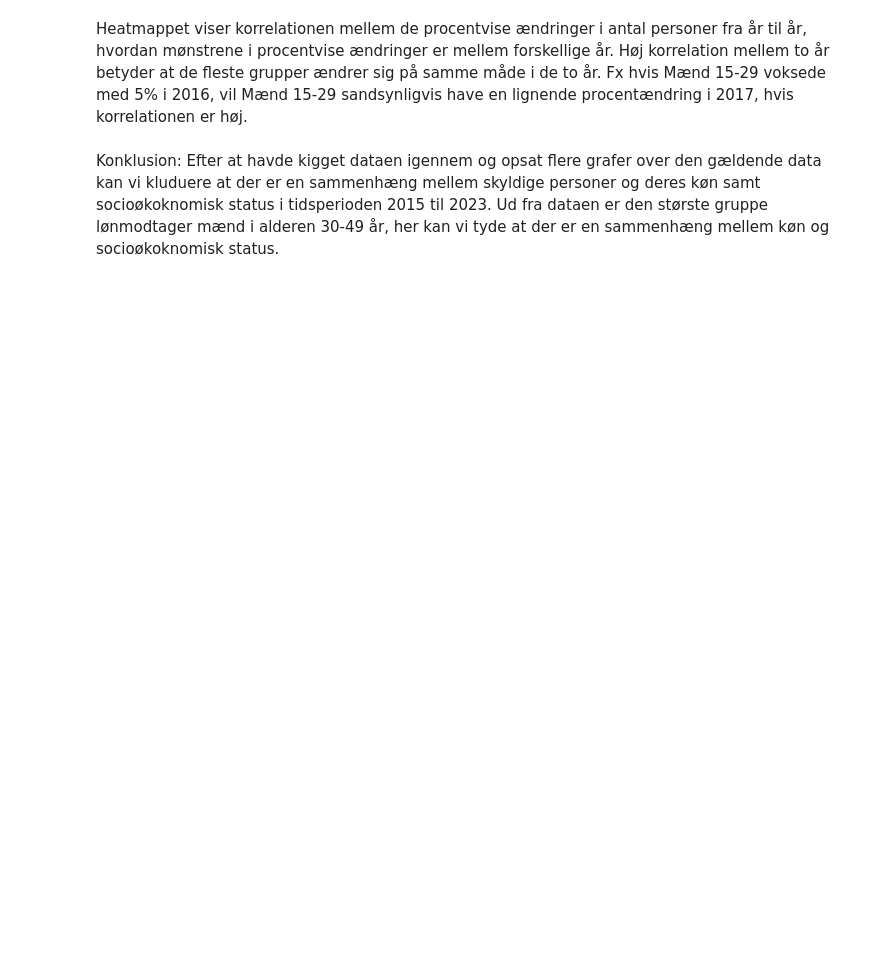
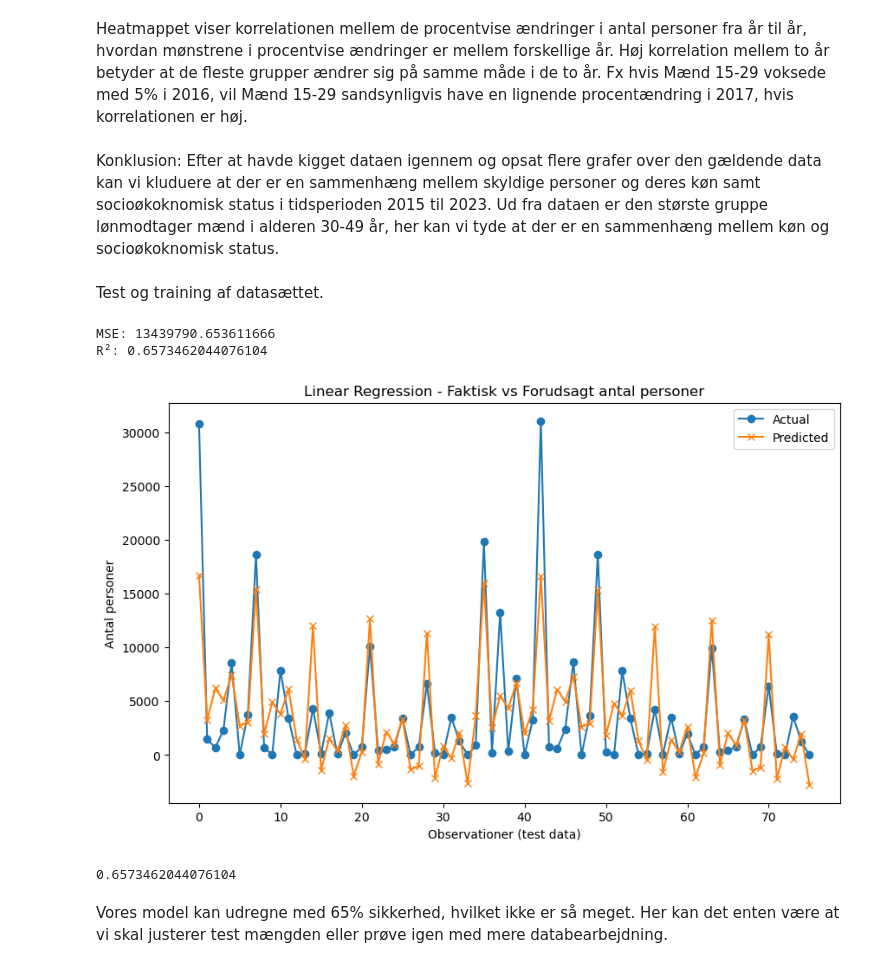
Before and after one commit to malouVich/Eksam-BI-Kriminalitetens-m-nstre-i-Danmark, a Jupyter notebook: Data/KriminalitetensMønstre.ipynb, the cells around one changed output. Drawn from its saved outputs; the diff is of its cells as text; code cells hidden in the pictures; blank space fills up the shorter version.

```diff
--- a/Data/KriminalitetensMønstre.ipynb
+++ b/Data/KriminalitetensMønstre.ipynb
@@ -462,3 +518,5 @@ Heatmappet viser korrelationen mellem de procentvise ændringer i antal personer
 Fx hvis Mænd 15-29 voksede med 5% i 2016, vil Mænd 15-29 sandsynligvis have en lignende procentændring i 2017, hvis korrelationen er høj.
 # %% [markdown]
 Konklusion: Efter at havde kigget dataen igennem og opsat flere grafer over den gældende data kan vi kluduere at der er en sammenhæng mellem skyldige personer og deres køn samt socioøkoknomisk status i tidsperioden 2015 til 2023. Ud fra dataen er den største gruppe lønmodtager mænd i alderen 30-49 år, her kan vi tyde at der er en sammenhæng mellem køn og socioøkoknomisk status.
+# %% [markdown]
+Test og training af datasættet.
@@ -464,0 +543,53 @@ Konklusion: Efter at havde kigget dataen igennem og opsat flere grafer over den
+# %%
+from sklearn.model_selection import train_test_split
+from sklearn.linear_model import LinearRegression
+from sklearn.metrics import mean_squared_error, r2_score
+import pandas as pd
+
+# Features (X) og target (y)
+X = df_melted[['År','Unnamed: 0','Unnamed: 1','Unnamed: 2']]
+y = df_melted['Antal personer']
+
+# One-hot encode kategoriske variabler
+X = pd.get_dummies(X, drop_first=True)
+
+# Train/test split (fx 80/20)
+X_train, X_test, y_train, y_test = train_test_split(
+    X, y, test_size=0.2, shuffle=False
+)
+# %%
+# Model
+model = LinearRegression()
+model.fit(X_train, y_train)
+
+# Predictions
+y_pred = model.predict(X_test)
+
+# Evaluation
+print("MSE:", mean_squared_error(y_test, y_pred))
+print("R²:", r2_score(y_test, y_pred))
+# %% [output]
+MSE: 13439790.653611666
+R²: 0.6573462044076104
+# %%
+import matplotlib.pyplot as plt
+
+plt.figure(figsize=(10,6))
+plt.plot(y_test.values, label="Actual", marker="o")
+plt.plot(y_pred, label="Predicted", marker="x")
+plt.title("Linear Regression - Faktisk vs Forudsagt antal personer")
+plt.xlabel("Observationer (test data)")
+plt.ylabel("Antal personer")
+plt.legend()
+plt.show()
+# %% [output]
+[figure, added]
+# %%
+# R-squared: the proportion of the variation in the dependent variable that is predictable from the independent variable(s)
+from sklearn.metrics import r2_score
+#r2_score(y, predict(X))
+r2_score(y_test, y_pred)
+# %% [output]
+0.6573462044076104
+# %% [markdown]
+Vores model kan udregne med 65% sikkerhed, hvilket ikke er så meget. Her kan det enten være at vi skal justerer test mængden eller prøve igen med mere databearbejdning.
```
Also changed, not shown: parts of 25 cells of this notebook.
